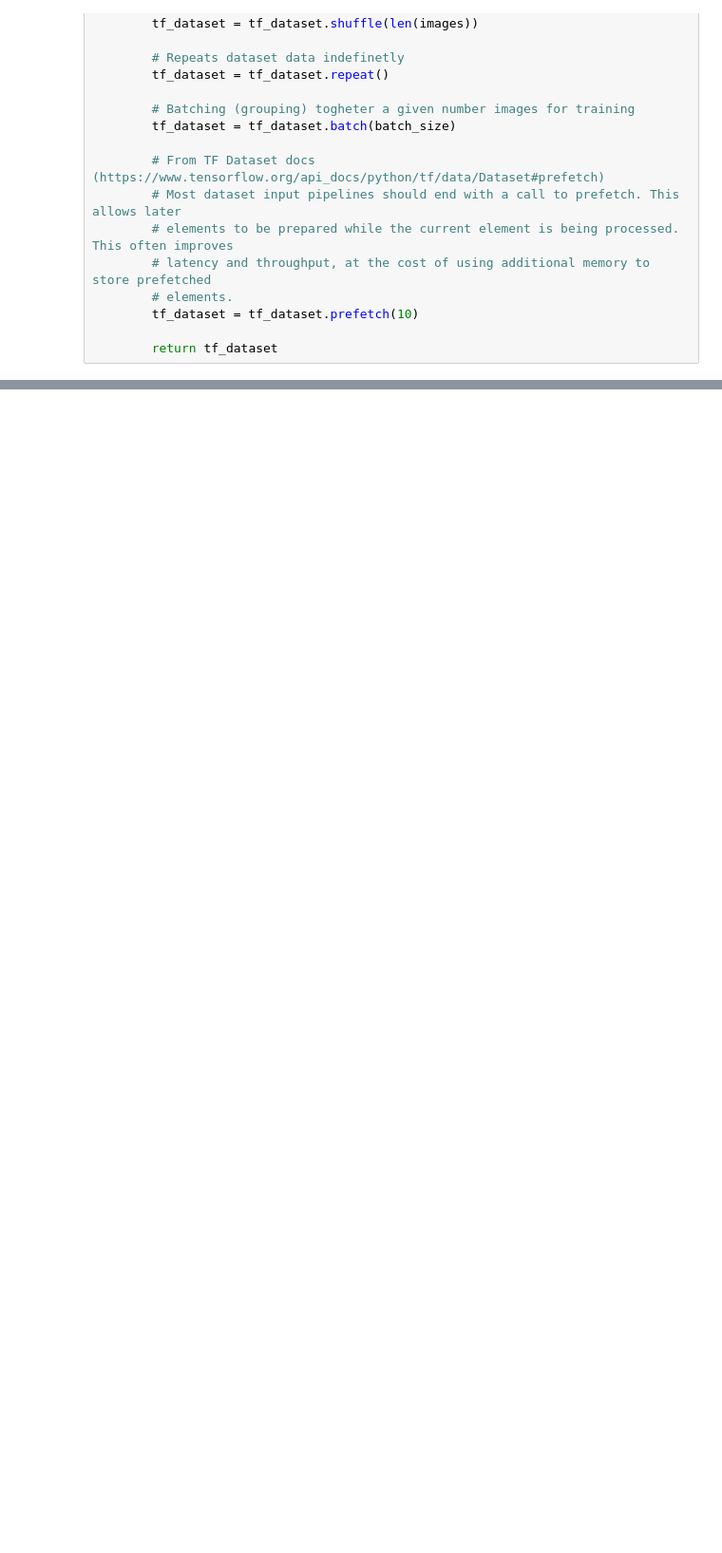
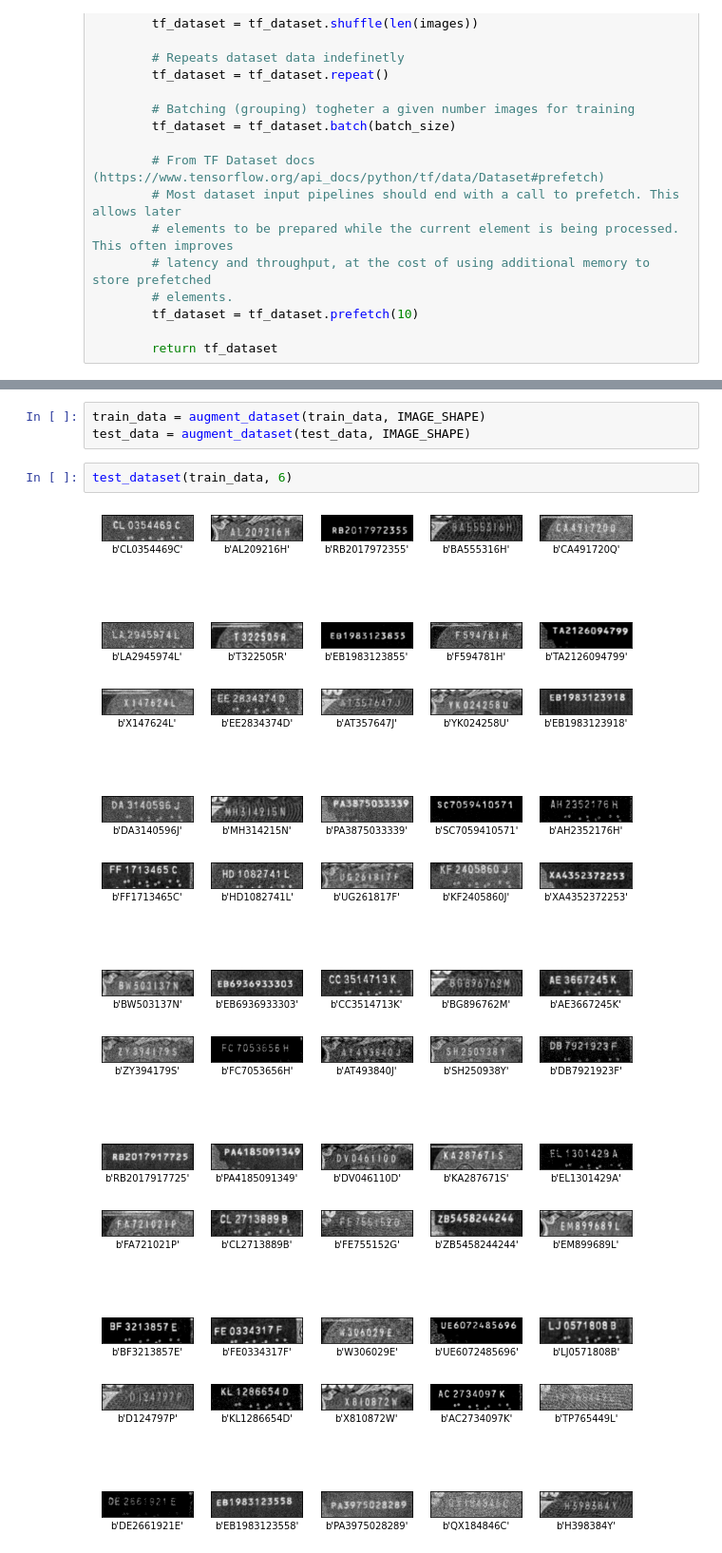
Before and after one commit to angel-penchev/banknote-serial, a Jupyter notebook: banknote_serial.ipynb, the cells around one changed output, grey strips where cells are left out. Shown: that part at 95% size. Drawn from its saved outputs; the diff is of its cells as text; blank space fills up the shorter version.

```diff
--- a/banknote_serial.ipynb
+++ b/banknote_serial.ipynb
@@ -181,0 +259,12 @@ train_data
+# %%
+train_data = augment_dataset(train_data, IMAGE_SHAPE)
+test_data = augment_dataset(test_data, IMAGE_SHAPE)
+# %%
+test_dataset(train_data, 6)
+# %% [output]
+[figure, added]
+[figure, added]
+[figure, added]
+[figure, added]
+[figure, added]
+[figure, added]
```
Also changed, not shown: parts of 12 cells of this notebook.
